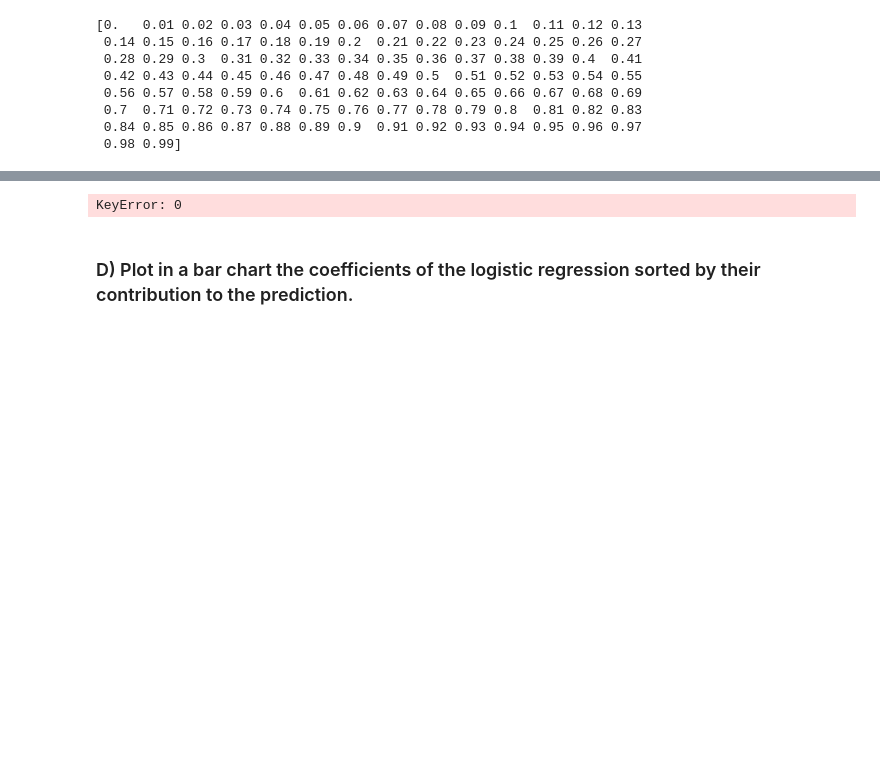
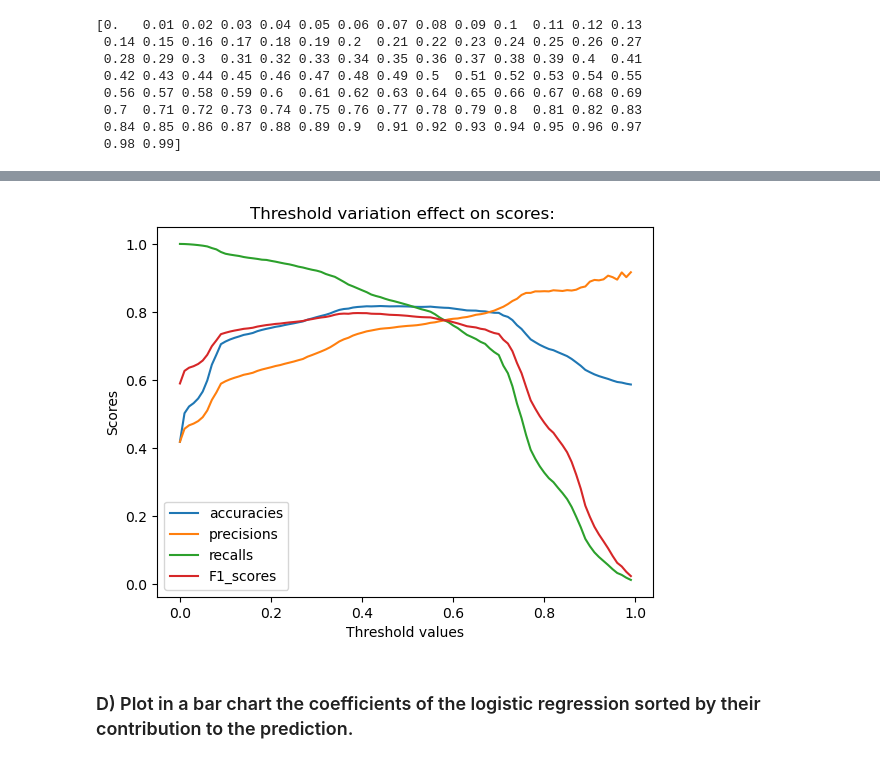
Before and after one commit to CamilleDelgrange/2022, a Jupyter notebook: Tutorials/07 - Applied ML/AppliedML.ipynb, the cells around one changed output, grey strips where cells are left out. Drawn from its saved outputs; the diff is of its cells as text; code cells hidden in the pictures; blank space fills up the shorter version.

```diff
--- a/Tutorials/07 - Applied ML/AppliedML.ipynb
+++ b/Tutorials/07 - Applied ML/AppliedML.ipynb
@@ -254,3 +253,6 @@ def statistics(thresh, pred, y_test):
    recall = TP / (FN + TP)
    F1_score = 2 * precision * recall / (precision + recall)
    return accuracy, precision, recall, F1_score
+# %%
+y_test = y_test.reset_index(drop=True)
+y_test
@@ -297,26 +293,27 @@ for i, x in enumerate(threshold):
 # %%
 thresholds = np.arange(0.0, 1.0, 0.01) #100 values of threshold btw 0 and 1:
 accuracies = []
 precisions = []
 recalls = []
 F1_scores = []
-for i, x in enumerate(thresholds):
-    accuracy, precision, recall, F1_score = stats(y_test, x)
-    accuracies[i].append(accuracy)
-    precisions[i].append(precision)
-    recalls[i].append(recall)
-    F1_scores[i].append(F1_score)
+for x in thresholds:
+    accuracy, precision, recall, F1_score = statistics(x, prediction, y_test)
+    accuracies.append(accuracy)
+    precisions.append(precision)
+    recalls.append(recall)
+    F1_scores.append(F1_score)
 
-plt.plot(threshold, accuracies)
-plt.plot(threshold, precisions)
-plt.plot(threshold, recalls)
-plt.plot(threshold, F1_scores)
+plt.plot(thresholds, accuracies, label='accuracies')
+plt.plot(thresholds, precisions, label='precisions')
+plt.plot(thresholds, recalls, label='recalls')
+plt.plot(thresholds, F1_scores, label='F1_scores')
 plt.title('Threshold variation effect on scores: ')
 plt.ylabel('Scores')
 plt.xlabel('Threshold values')
+plt.legend()
 plt.show()
 # %% [output]
-KeyError: 0
+[figure, added]
 # %% [markdown]
 ### D) Plot in a bar chart the coefficients of the logistic regression sorted by their contribution to the prediction.
 # %%
```
Also changed, not shown: parts of 7 cells of this notebook.
